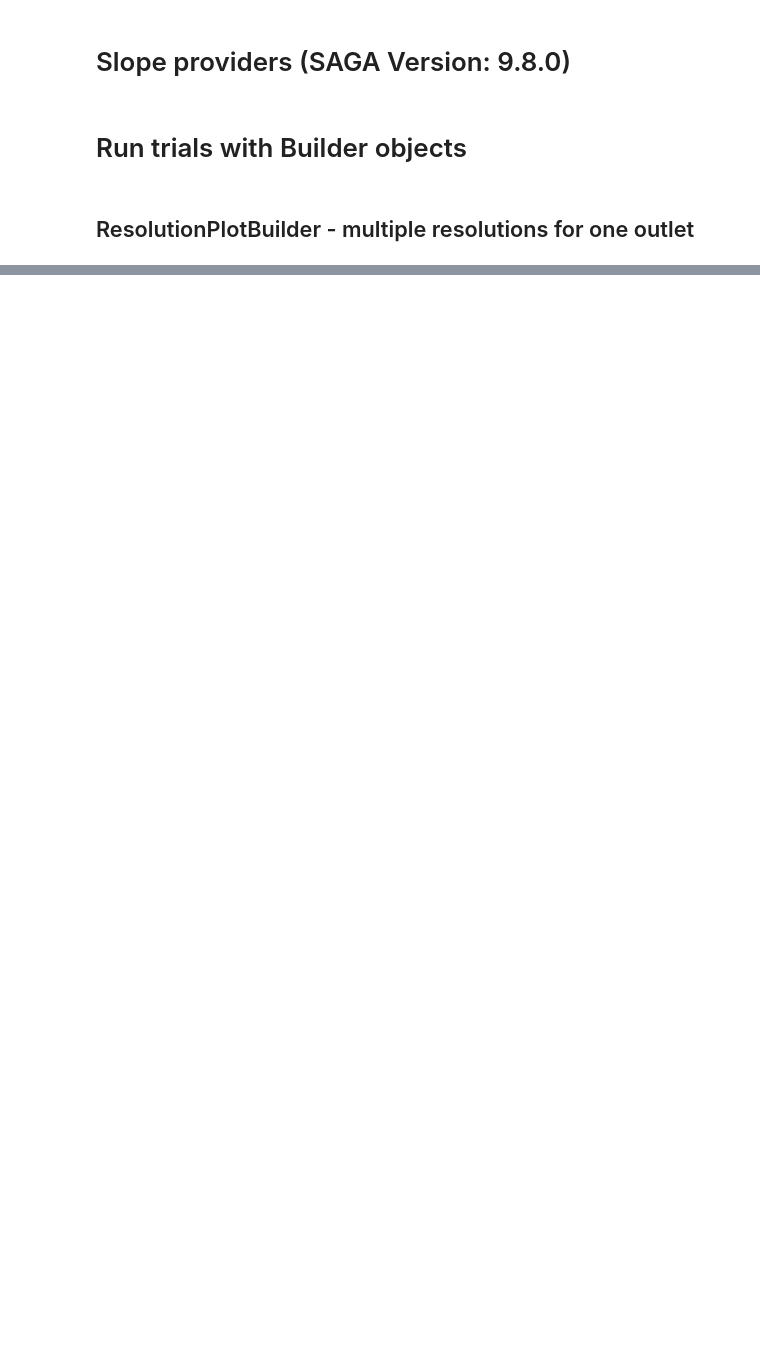
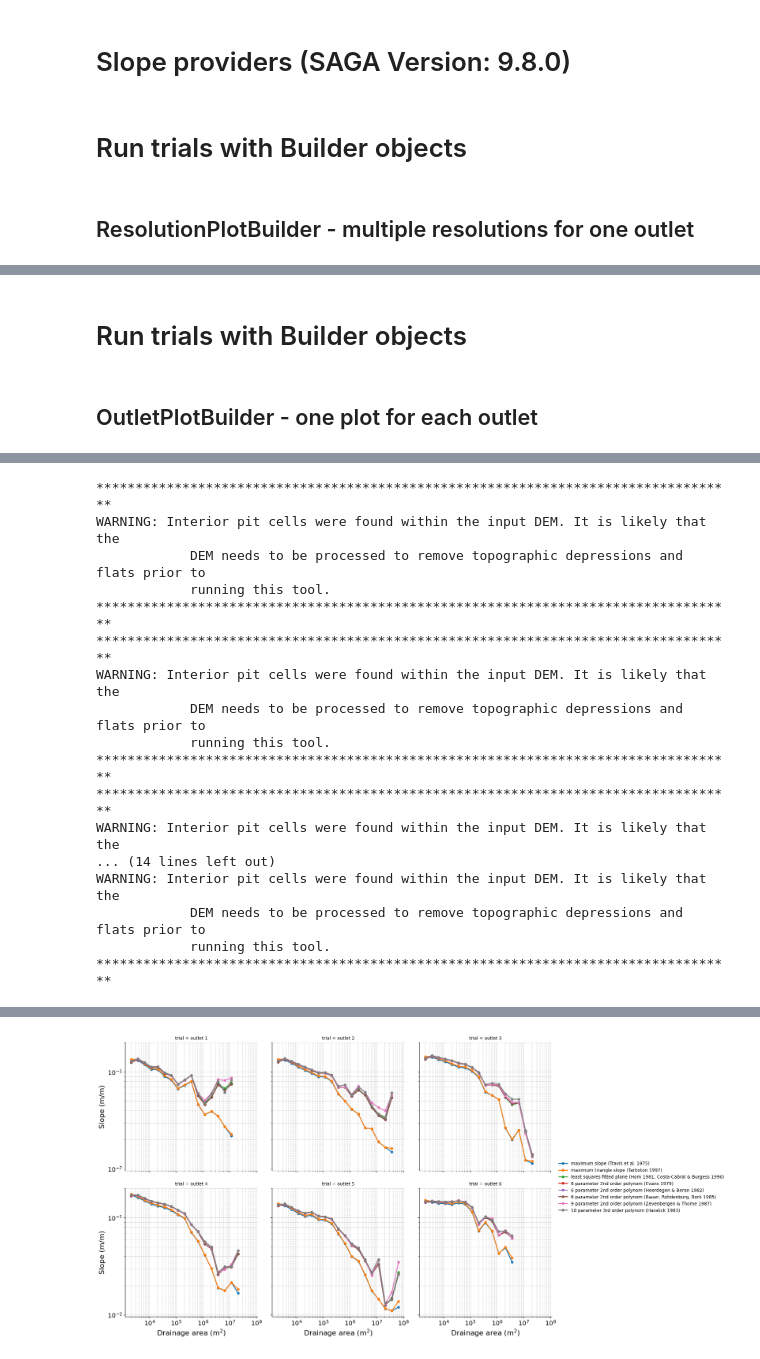
Before and after one commit to alecsandrei/slope-area, a Jupyter notebook: notebooks/03_custom_slope_providers.ipynb, the cells around one changed output, grey strips where cells are left out. Saved outputs shown, nothing was run; the diff lists cells and outputs as text; code cells hidden in the pictures; blank space fills up the shorter version.

Commit message:
update slope providers notebook

```diff
--- a/notebooks/03_custom_slope_providers.ipynb
+++ b/notebooks/03_custom_slope_providers.ipynb
@@ -31,7 +26,10 @@ dem = PROJ_ROOT / 'data' / 'raw' / 'copdem_30m.tif'
 outlets = PROJ_ROOT / 'data' / 'raw' / 'copdem_30m_outlets.shp'
 
 out_dir = PROJ_ROOT / 'data' / 'processed' / '03_custom_slope_providers'
+out_dir_outlet_builder = out_dir / 'outlet_builder'
 out_dir_resolution_builder = out_dir / 'resolution_builder'
+
+out_fig_outlet_builder = out_dir_outlet_builder / 'slope_area.png'
 out_fig_resolution_builder = out_dir_resolution_builder / 'slope_area.png'
 
 assert dem.exists()
@@ -46,8 +44,8 @@ hydrologic_analysis_config = HydrologicAnalysisConfig(
 )
 
 plot_config = SlopeAreaPlotConfig(
-    hue='slope_type',
-    col='trial',
+    hue=Column.SLOPE_TYPE,
+    col=Column.TRIAL_NAME,
     row=None,
     log_interval=0.25,
     min_gradient=0.01,
@@ -77,14 +75,19 @@ outlets = Outlets.from_gdf(gdf, name_field='name')
 # Slope providers (SAGA Version: 9.8.0)
 # %%
 slope_providers = {
-    'maximum slope (Travis et al. 1975)': MaxSlope(),
-    'maximum triangle slope (Tarboton 1997)': MaxTSlope(),
-    'least squares fitted plane (Horn 1981, Costa-Cabral & Burgess 1996)': LsqPlane(),
-    '6 parameter 2nd order polynom (Evans 1979)': PolynomE(),
-    '6 parameter 2nd order polynom (Heerdegen & Beran 1982)': PolynomHB(),
-    '6 parameter 2nd order polynom (Bauer, Rohdenburg, Bork 1985)': PolynomBRB(),
-    '9 parameter 2nd order polynom (Zevenbergen & Thorne 1987)': PolynomZT(),
-    '10 parameter 3rd order polynom (Haralick 1983)': PolynomH(),
+    method_name: DefaultSlopeProviders.SAGASlope(method=i)
+    for i, method_name in enumerate(
+        (
+            'maximum slope (Travis et al. 1975)',
+            'maximum triangle slope (Tarboton 1997)',
+            'least squares fitted plane (Horn 1981, Costa-Cabral & Burgess 1996)',
+            '6 parameter 2nd order polynom (Evans 1979)',
+            '6 parameter 2nd order polynom (Heerdegen & Beran 1982)',
+            '6 parameter 2nd order polynom (Bauer, Rohdenburg, Bork 1985)',
+            '9 parameter 2nd order polynom (Zevenbergen & Thorne 1987)',
+            '10 parameter 3rd order polynom (Haralick 1983)',
+        )
+    )
 }
 # %% [markdown]
 # Run trials with Builder objects
@@ -116 +139,22 @@ results = outlet_builder.build()
 [figure]
+# %% [markdown]
+# Run trials with Builder objects
+# %% [markdown]
+## OutletPlotBuilder - one plot for each outlet
+# %%
+resolution = None
+
+builder_config = BuilderConfig(
+    hydrologic_analysis_config=hydrologic_analysis_config,
+    out_dir=out_dir_outlet_builder,
+    out_fig=out_fig_outlet_builder,
+    method=SlopeAreaMethod.STREAMS,
+    plot_config=plot_config,
+    max_workers=max_workers,
+    slope_providers=slope_providers,  # Custom slope providers
+)
+outlet_builder = OutletPlotBuilder(
+    builder_config, dem=dem, outlets=outlets, resolution=resolution
+)
+results = outlet_builder.build()
+# %% [output]
@@ -116,0 +162,17 @@ results = outlet_builder.build()
+**********************************************************************************
+WARNING: Interior pit cells were found within the input DEM. It is likely that the
+            DEM needs to be processed to remove topographic depressions and flats prior to
+            running this tool.
+**********************************************************************************
+**********************************************************************************
+WARNING: Interior pit cells were found within the input DEM. It is likely that the
+            DEM needs to be processed to remove topographic depressions and flats prior to
+            running this tool.
+**********************************************************************************
+**********************************************************************************
+WARNING: Interior pit cells were found within the input DEM. It is likely that the
+... (14 lines left out)
+WARNING: Interior pit cells were found within the input DEM. It is likely that the
+            DEM needs to be processed to remove topographic depressions and flats prior to
+            running this tool.
+**********************************************************************************
@@ -116,0 +184 @@ results = outlet_builder.build()
+[figure, added]
```
Also changed, not shown: parts of 4 cells of this notebook.
